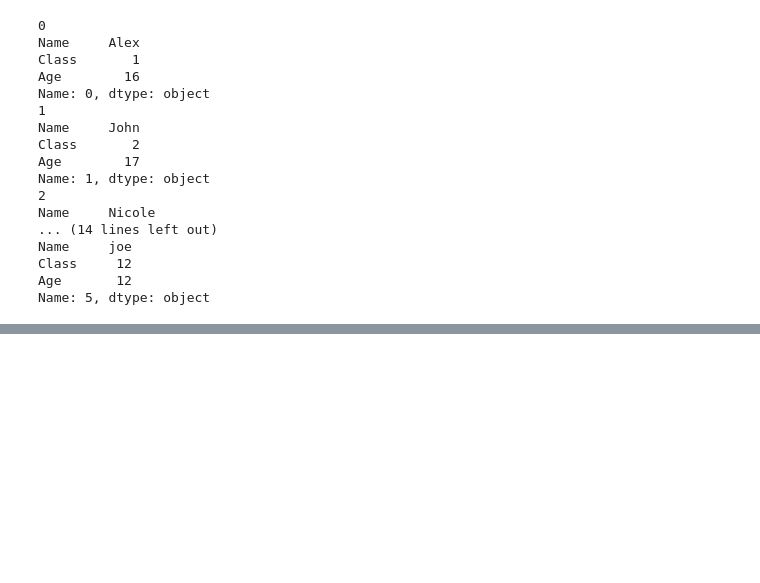
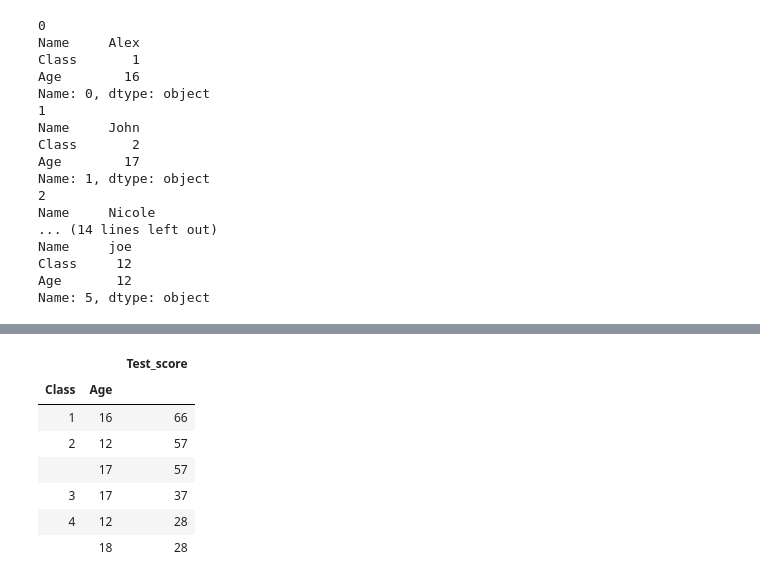
Before and after one commit to snakeyes95/Python-Notebooks, a Jupyter notebook: Pandas_Fundamentals.ipynb, the cells around one changed output, grey strips where cells are left out. Saved outputs shown, nothing was run; the diff lists cells and outputs as text; code cells hidden in the pictures; blank space fills up the shorter version.

```diff
--- a/Pandas_Fundamentals.ipynb
+++ b/Pandas_Fundamentals.ipynb
@@ -1132,0 +1430,12 @@ pd.set_option('display.max_columns', None)
+# %%
+#we can also generate a pivot table wrt multiple columns
+pd.pivot_table(data=df_3,index=['Class','Age'],values='Test_score')
+# %% [output]
+|  |  | Test_score |
+| Class | Age |  |
+| 1 | 16 | 66 |
+| 2 | 12 | 57 |
+|  | 17 | 57 |
+| 3 | 17 | 37 |
+| 4 | 12 | 28 |
+|  | 18 | 28 |
```
Also changed, not shown: parts of 10 cells of this notebook, 1 other file.
